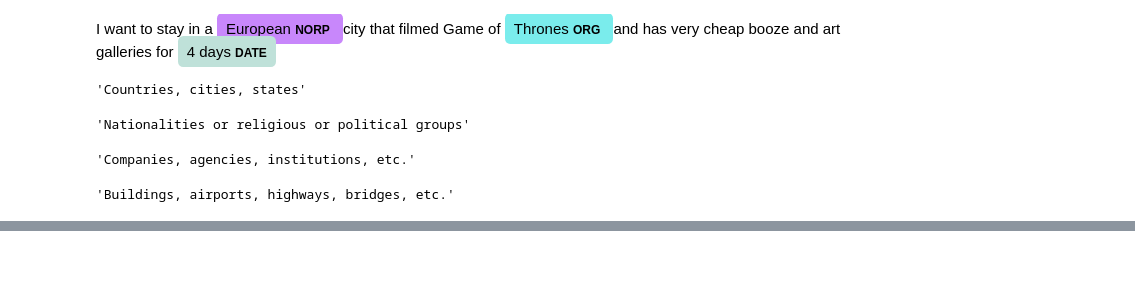
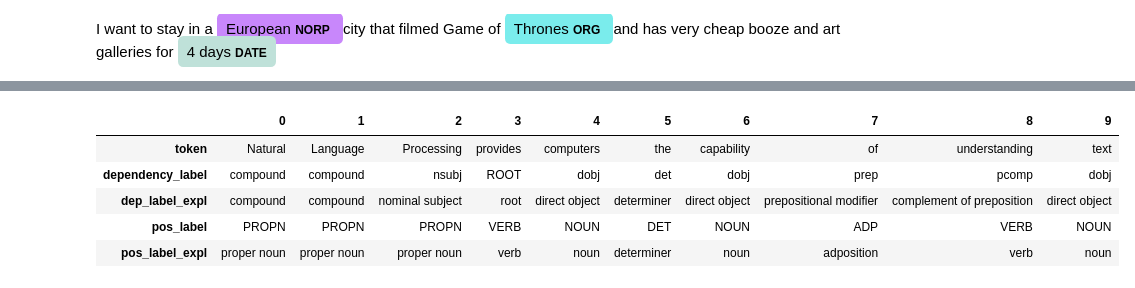
Before and after one commit to matteopilotto/maven-blps-2, a Jupyter notebook: Module 1/nlp_module_1.ipynb, the cells around one changed output, grey strips where cells are left out. Cells and saved outputs as stored; diff of their text form; code cells hidden in the pictures; blank space fills up the shorter version.

```diff
--- a/Module 1/nlp_module_1.ipynb
+++ b/Module 1/nlp_module_1.ipynb
@@ -153,0 +114,13 @@ print(nlp.pipeline)
+# %%
+import pandas as pd
+pd.set_option('display.max_colwidth', None) # turn off column width truncation
+
+ner_labels = nlp.pipeline[-1][1].labels
+ner_label_df = (
+    pd.DataFrame([(label, spacy.explain(label)) for label in ner_labels], columns=["label", "explanation"])
+    .style
+    .set_table_styles([{'selector': 'th', 'props': [('text-align', 'left')]}])
+    .set_properties(**{'text-align': 'left'})
+)
+
+display(ner_label_df)
@@ -176,18 +171,14 @@ displacy.render(doc, jupyter = True, style="ent")
 # %% [output]
 I want to stay in a European NORP city that filmed Game of Thrones ORG and has very cheap booze and art galleries for 4 days DATE
-# %%
-spacy.explain("GPE")
-# %% [output]
-'Countries, cities, states'
-# %%
-spacy.explain("NORP")
-# %% [output]
-'Nationalities or religious or political groups'
-# %%
-spacy.explain("ORG")
-# %% [output]
-'Companies, agencies, institutions, etc.'
-# %%
-spacy.explain("FAC")
-# %% [output]
-'Buildings, airports, highways, bridges, etc.'
+# %%
+from spacy import displacy
+
+text = ("Natural Language Processing provides computers the capability of understanding text")
+doc = nlp(text)
+displacy.render(doc, jupyter=True, style='dep')
+
+pd.DataFrame(
+    [(token.text, token.dep_, spacy.explain(token.dep_), token.pos_, spacy.explain(token.pos_)) for token in doc],
+    columns=["token", "dependency_label", "dep_label_expl", "pos_label" , "pos_label_expl"]
+).T
+# %% [output]
@@ -193,0 +186,6 @@ spacy.explain("FAC")
+|  | 0 | 1 | 2 | 3 | 4 | 5 | 6 | 7 | 8 | 9 |
+| token | Natural | Language | Processing | provides | computers | the | capability | of | understanding | text |
+| dependency_label | compound | compound | nsubj | ROOT | dobj | det | dobj | prep | pcomp | dobj |
+| dep_label_expl | compound | compound | nominal subject | root | direct object | determiner | direct object | prepositional modifier | complement of preposition | direct object |
+| pos_label | PROPN | PROPN | PROPN | VERB | NOUN | DET | NOUN | ADP | VERB | NOUN |
+| pos_label_expl | proper noun | proper noun | proper noun | verb | noun | determiner | noun | adposition | verb | noun |
```
Also changed, not shown: parts of 30 cells of this notebook.
